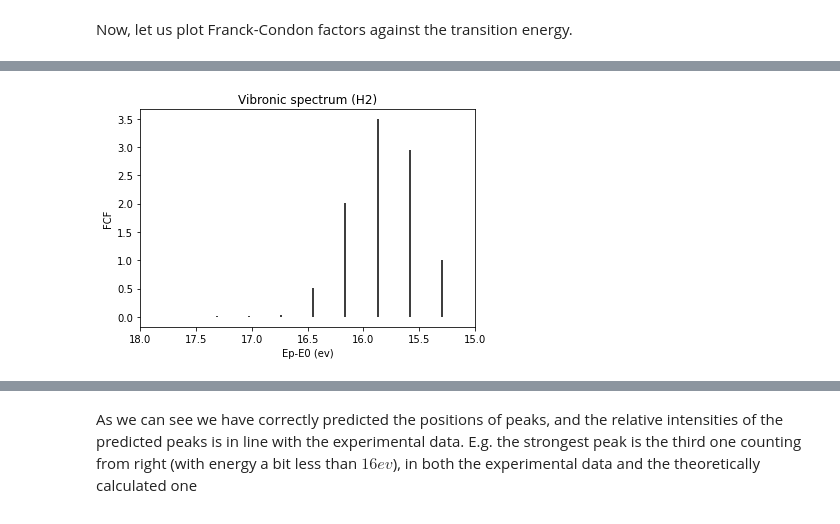
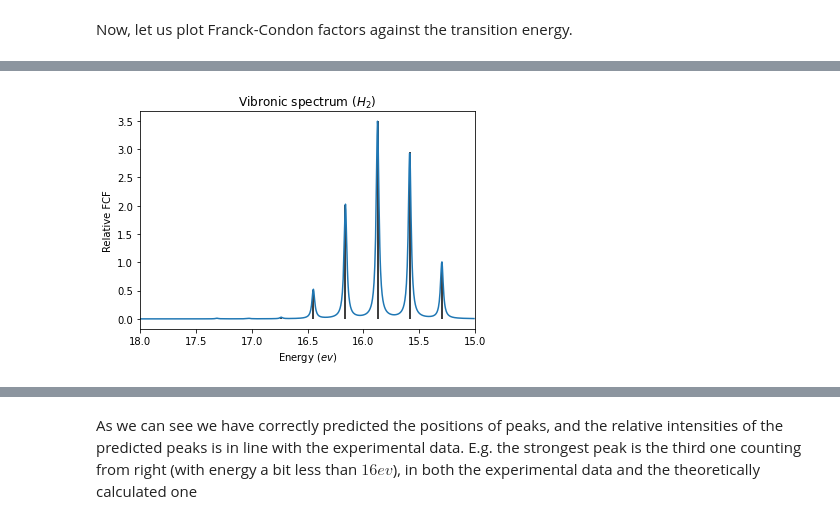
Before and after one commit to CDL-Quantum/CohortProject_2020, a Jupyter notebook: Project_3_Franck_Condon_Factors/Task1.ipynb, the cells around one changed output, grey strips where cells are left out. Drawn from its saved outputs; the diff is of its cells as text; code cells hidden in the pictures.

```diff
--- a/Project_3_Franck_Condon_Factors/Task1.ipynb
+++ b/Project_3_Franck_Condon_Factors/Task1.ipynb
@@ -56,14 +52,10 @@ TODO: in addition to vertical bars, it will be nice to have Loretzian smoothing
-# %%
-invcm_to_ev = 0.000123984
-x_ev = invcm_to_ev * x
-plt.vlines(x_ev, 0, y)
-plt.xlim(18, 15)
-plt.title('Vibronic spectrum (H2)')
-plt.xlabel('Ep-E0 (ev)')
-plt.ylabel('FCF')
-plt.show()
-# %% [output]
-[figure, removed]
+# %%
+invcm_to_ev = 0.000123984
+plot_desc['xlabel'] = "Energy ($ev$)"
+x_ev = invcm_to_ev * x
+plot_spectrum(np.vstack([x_ev, y]), plot_desc, xlim=(18, 15), gamma=0.03, points=1000)
+# %% [output]
+[figure, added]
 # %% [markdown]
 And here is the plot from the experimental data
 
```
Also changed, not shown: parts of 5 cells of this notebook, 2 other files.
